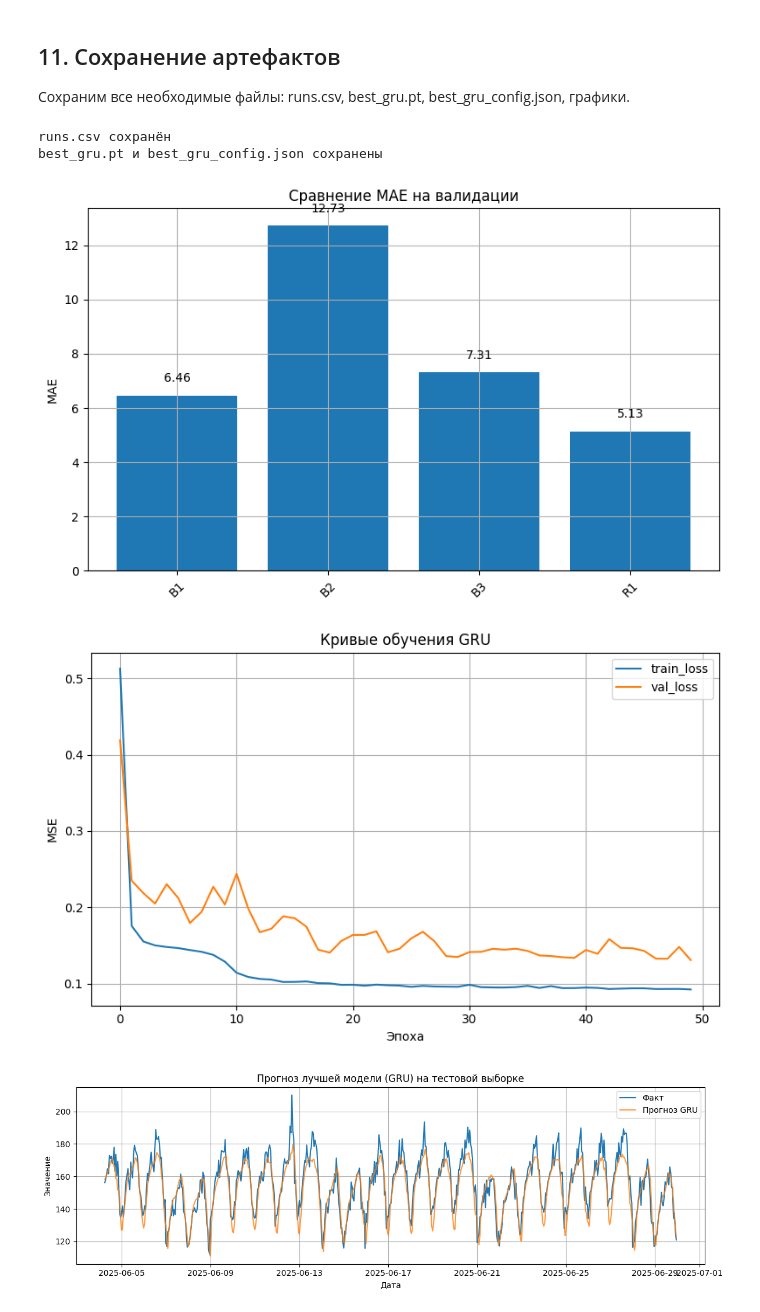
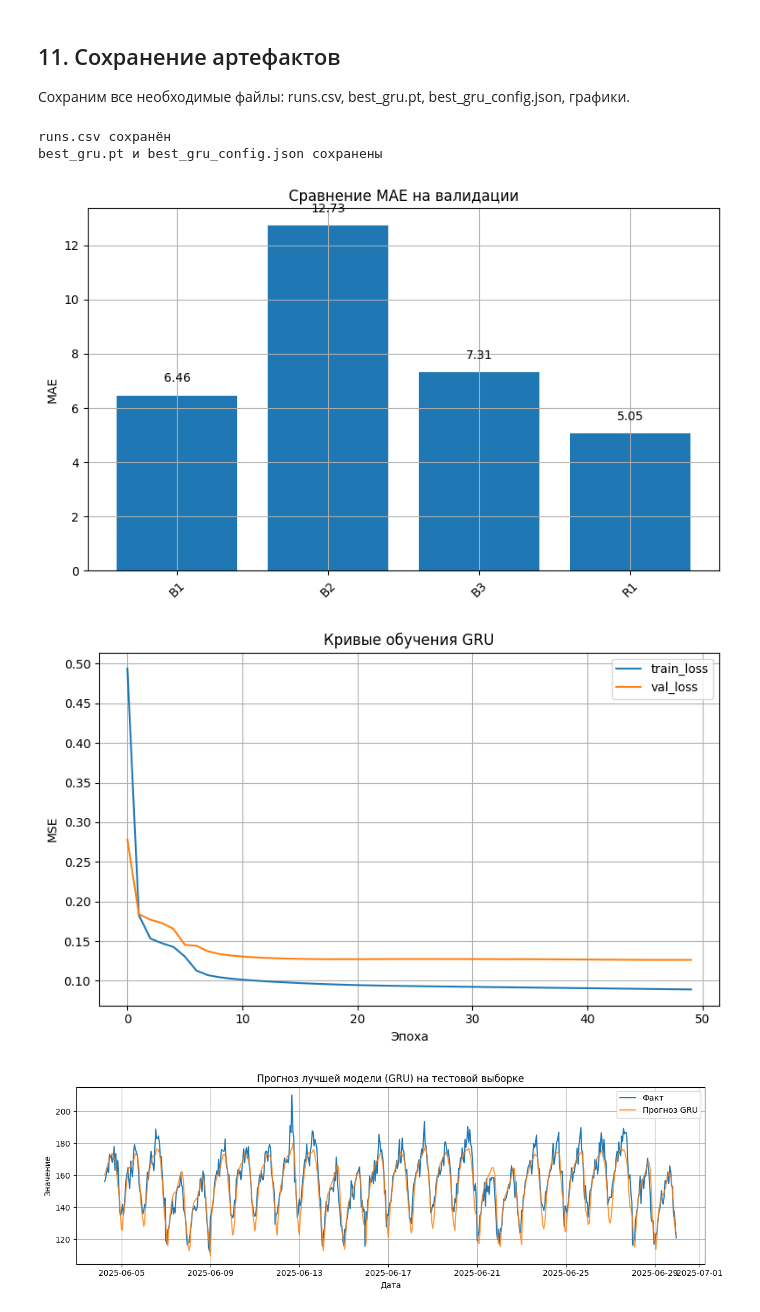
Before and after one commit to Karl4321/aie-student-template, a Jupyter notebook: homeworks/HW12/HW12.ipynb, the cells around one changed output. Drawn from its saved outputs; the diff is of its cells as text; code cells hidden in the pictures.

```diff
--- a/homeworks/HW12/HW12.ipynb
+++ b/homeworks/HW12/HW12.ipynb
@@ -259,7 +266,7 @@ train_dataset = TimeSeriesDataset(train_series, window_size)
 val_dataset = TimeSeriesDataset(val_series, window_size, scaler=train_dataset.scaler)
 test_dataset = TimeSeriesDataset(test_series, window_size, scaler=train_dataset.scaler)
 
-train_loader = DataLoader(train_dataset, batch_size=batch_size, shuffle=True)
+train_loader = DataLoader(train_dataset, batch_size=batch_size, shuffle=False)
 val_loader = DataLoader(val_dataset, batch_size=batch_size, shuffle=False)
 test_loader = DataLoader(test_dataset, batch_size=batch_size, shuffle=False)
 
@@ -276,7 +283,7 @@ print('Размеры тестовых последовательностей:',
 Определим простую однослойную GRU с линейным слоем для прогноза следующего значения.
 # %%
 class GRUForecaster(nn.Module):
-    def __init__(self, input_size=1, hidden_size=32, num_layers=1, dropout=0.0):
+    def __init__(self, input_size=1, hidden_size=48, num_layers=1, dropout=0.2):
         super().__init__()
         self.gru = nn.GRU(input_size, hidden_size, num_layers, batch_first=True, dropout=dropout)
         self.fc = nn.Linear(hidden_size, 1)
@@ -434,28 +441,28 @@ R1
 os.makedirs('artifacts/figures', exist_ok=True)
 
 runs = []
-for exp in ['B1', 'B2', 'B3', 'R1']:
-    val_row = results_val[results_val['model'] == exp].iloc[0]
+for exp in [['B1',"B1 (naive)"], ['B2',"B2 (moving_avg)"], ['B3',"B3 (ridge)"], ['R1',"GRU(hidden=48,layers=2,dropout=0.2)"]]:
+    val_row = results_val[results_val['model'] == exp[0]].iloc[0]
     runs.append({
-        'experiment_id': exp,
+        'experiment_id': exp[0],
         'task': 'forecasting',
         'dataset': 'S12-hw-dataset',
         'seed': 42,
         'split_summary': 'train:70%, val:15%, test:15%',
-        'window_size': window_size if exp == 'R1' else None,
+        'window_size': window_size if exp[0] == 'R1' else None,
         'horizon': 1,
-        'model_summary': exp,
-        'features_summary': 'lag1,lag7,lag14,rolling7,dayofweek' if exp != 'R1' else 'window30',
-        'scaler': 'StandardScaler' if exp == 'B3' else ('MinMaxScaler' if exp == 'R1' else None),
-        'optimizer': 'Adam' if exp == 'R1' else None,
-        'lr': 1e-3 if exp == 'R1' else None,
-        'epochs_trained': num_epochs if exp == 'R1' else None,
+        'model_summary': exp[1],
+        'features_summary': 'lag1,lag7,lag14,rolling7,dayofweek' if exp[0] != 'R1' else 'window30',
+        'scaler': 'StandardScaler' if exp[0] == 'B3' else ('MinMaxScaler' if exp[0] == 'R1' else None),
+        'optimizer': 'Adam' if exp[0] == 'R1' else None,
+        'lr': 1e-3 if exp[0] == 'R1' else None,
+        'epochs_trained': num_epochs if exp[0] == 'R1' else None,
         'best_val_mae': val_row['MAE'],
         'best_val_rmse': val_row['RMSE'],
         'best_val_mape': val_row['MAPE'],
-        'test_mae': None if exp !="R1" else final_test_mae,
-        'test_rmse': None if exp !="R1" else final_test_rmse,
-        'test_mape': None if exp !="R1" else final_test_mape,
+        'test_mae': None if exp[0] !="R1" else final_test_mae,
+        'test_rmse': None if exp[0] !="R1" else final_test_rmse,
+        'test_mape': None if exp[0] !="R1" else final_test_mape,
         'notes': ''
     })
 runs_df = pd.DataFrame(runs)
@@ -489,32 +496,32 @@ plt.tight_layout()
 plt.savefig('artifacts/figures/baselines_compare.png')
 plt.show()
 
 plt.figure(figsize=(8, 5))
 plt.plot(history['train_loss'], label='train_loss')
 plt.plot(history['val_loss'], label='val_loss')
 plt.title('Кривые обучения GRU')
 plt.xlabel('Эпоха')
 plt.ylabel('MSE')
 plt.legend()
 plt.grid(True)
 plt.tight_layout()
 plt.savefig('artifacts/figures/gru_learning_curves.png')
 plt.show()
 
 plt.figure(figsize=(12, 4))
 test_dates = test_df['date'].iloc[window_size:].reset_index(drop=True)
 plt.plot(test_dates, y_true_test, label='Факт', lw=1.5)
 plt.plot(test_dates, y_pred_test, label='Прогноз GRU', lw=1.5, alpha=0.8)
 plt.title('Прогноз лучшей модели (GRU) на тестовой выборке')
 plt.xlabel('Дата')
 plt.ylabel('Значение')
 plt.legend()
 plt.tight_layout()
 plt.savefig('artifacts/figures/best_forecast_test.png')
 plt.show()
 # %% [output]
 runs.csv сохранён
 best_gru.pt и best_gru_config.json сохранены
 [figure]
-[figure, old version]
+[figure, new version]
-[figure, old version]
+[figure, new version]
```
Also changed, not shown: parts of 8 cells of this notebook, 8 other files.
